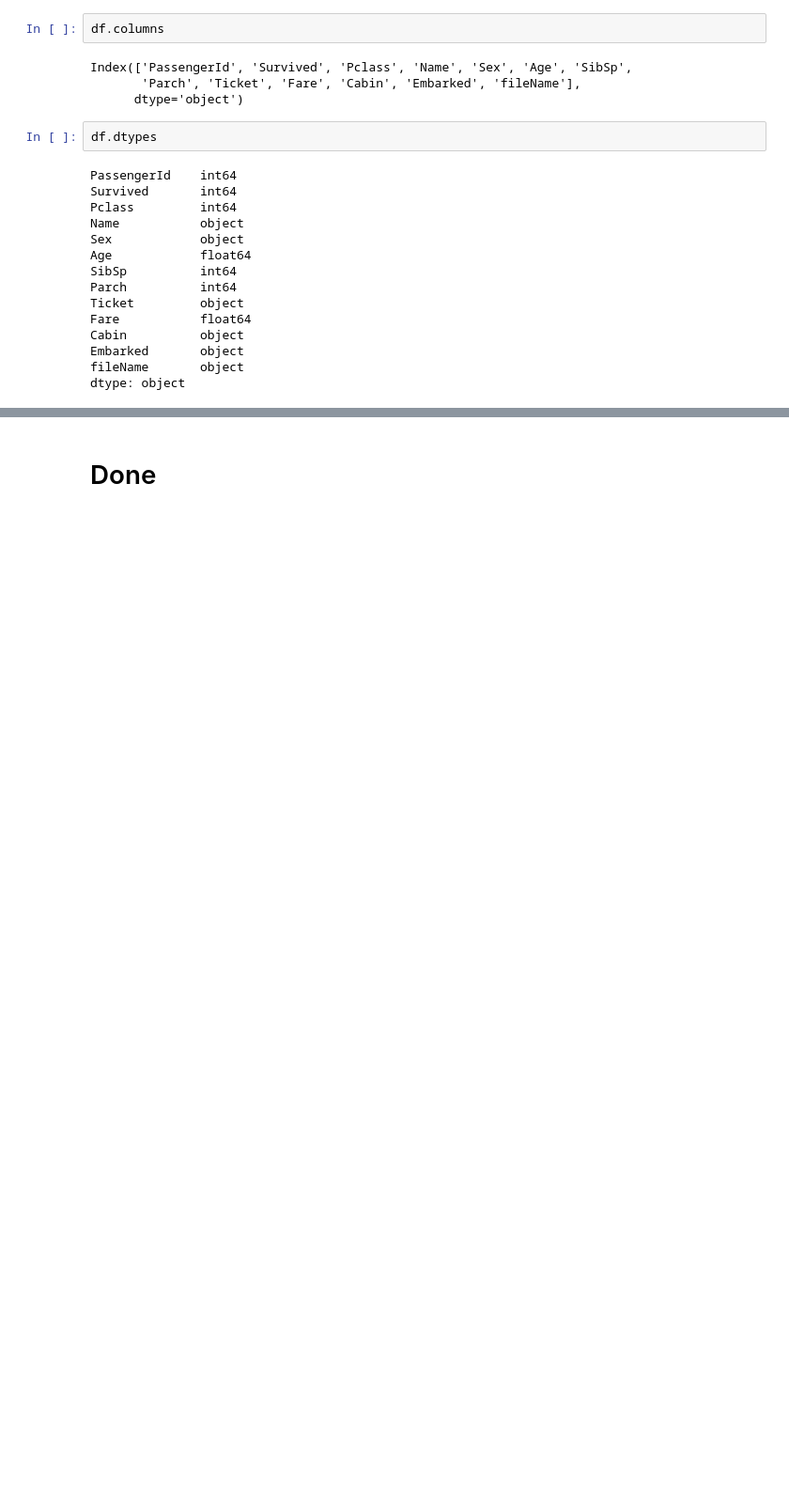
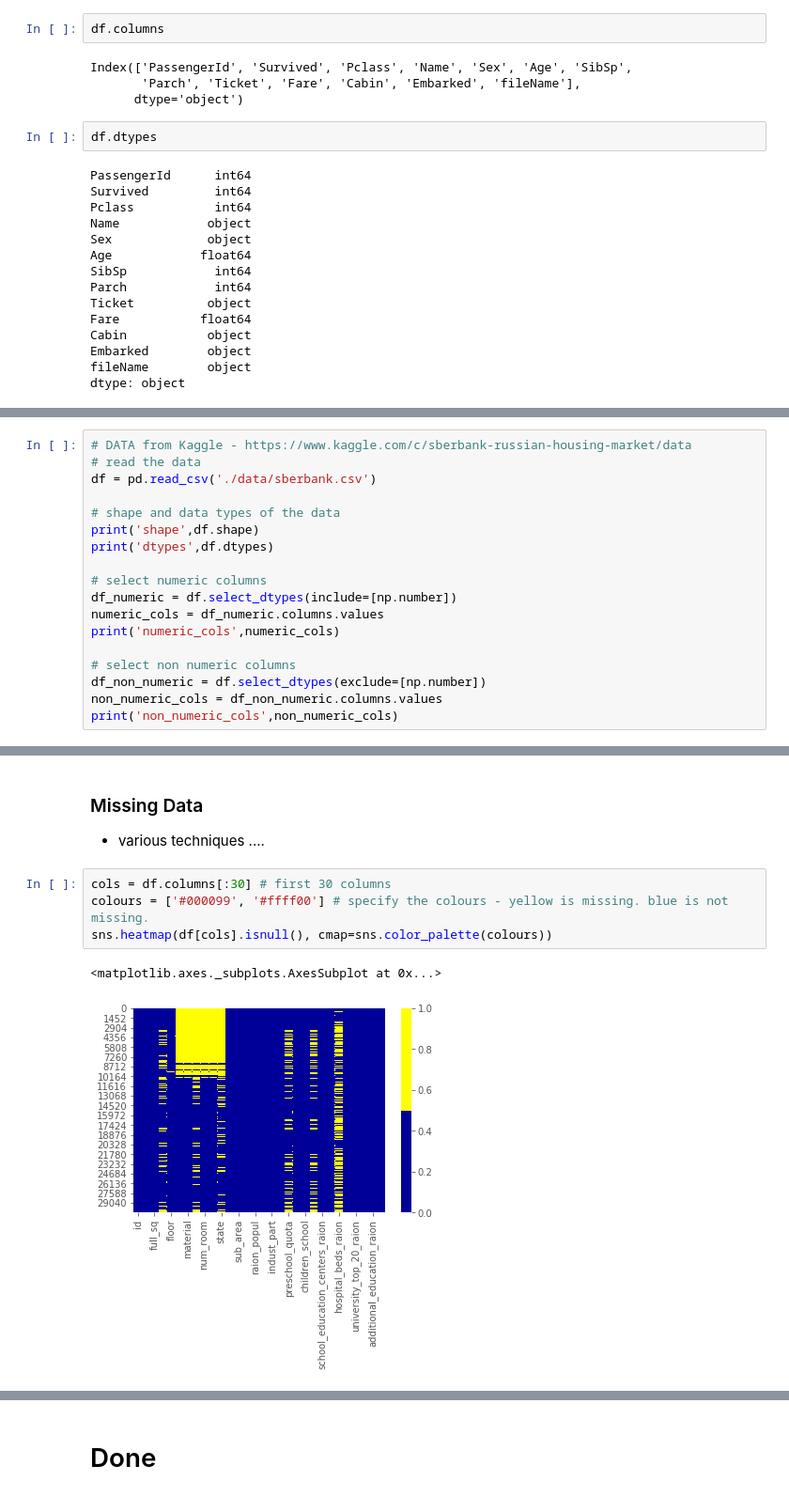
Before and after one commit to kellington/Notebooks, a Jupyter notebook: Initial Data Analysis.ipynb, the cells around one changed output, grey strips where cells are left out. Shown at 94% size. Cells and saved outputs as stored; diff of their text form; blank space fills up the shorter version.

Commit message:
various

```diff
--- a/Initial Data Analysis.ipynb
+++ b/Initial Data Analysis.ipynb
@@ -153,0 +459,18 @@ pandas_profiling.ProfileReport(df)
+# %%
+# DATA from Kaggle - https://www.kaggle.com/c/sberbank-russian-housing-market/data
+# read the data
+df = pd.read_csv('./data/sberbank.csv')
+
+# shape and data types of the data
+print('shape',df.shape)
+print('dtypes',df.dtypes)
+
+# select numeric columns
+df_numeric = df.select_dtypes(include=[np.number])
+numeric_cols = df_numeric.columns.values
+print('numeric_cols',numeric_cols)
+
+# select non numeric columns
+df_non_numeric = df.select_dtypes(exclude=[np.number])
+non_numeric_cols = df_non_numeric.columns.values
+print('non_numeric_cols',non_numeric_cols)
@@ -153,0 +495,10 @@ pandas_profiling.ProfileReport(df)
+# %% [markdown]
+### Missing Data
+- various techniques ....
+# %%
+cols = df.columns[:30] # first 30 columns
+colours = ['#000099', '#ffff00'] # specify the colours - yellow is missing. blue is not missing.
+sns.heatmap(df[cols].isnull(), cmap=sns.color_palette(colours))
+# %% [output]
+<matplotlib.axes._subplots.AxesSubplot at 0x...>
+[figure, added]
```
Also changed, not shown: parts of 62 cells of this notebook, 34 other files.
